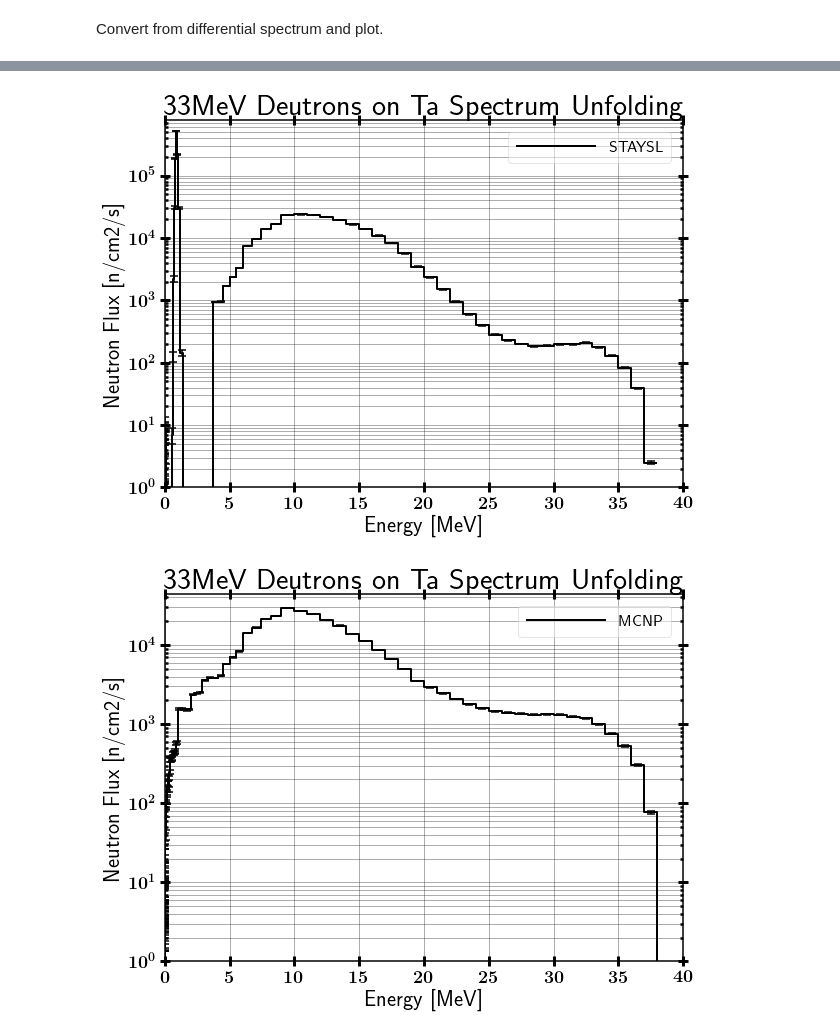
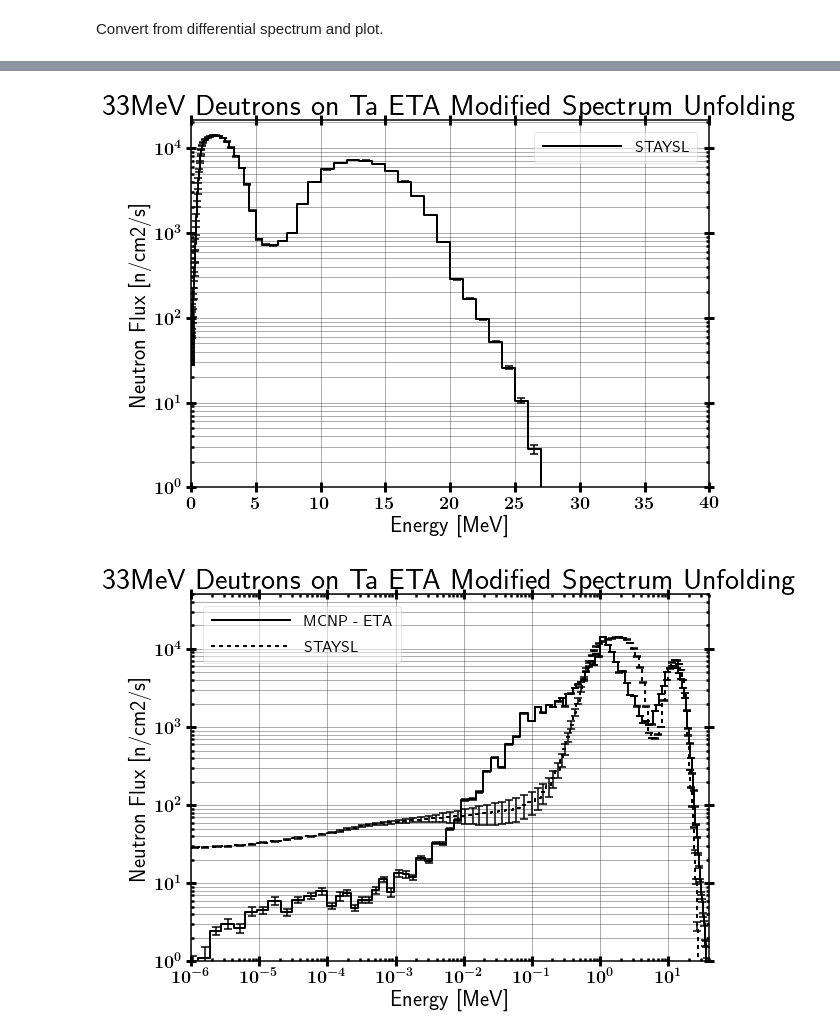
Before and after one commit to 2lambda123/88_Data, a Jupyter notebook: Experiments/Activation/33MeVTa_25Apr/Unfold/ETA/STAYSL_ETA_Input-&-Analysis.ipynb, the cells around one changed output, grey strips where cells are left out. Saved outputs shown, nothing was run; the diff lists cells and outputs as text; code cells hidden in the pictures.

```diff
--- a/Experiments/Activation/33MeVTa_25Apr/Unfold/ETA/STAYSL_ETA_Input-&-Analysis.ipynb
+++ b/Experiments/Activation/33MeVTa_25Apr/Unfold/ETA/STAYSL_ETA_Input-&-Analysis.ipynb
@@ -132,7 +132,7 @@ from DataAnalysis.Histograms import Histogram
 import matplotlib
 %matplotlib inline
 
-outpath = 'C:/Users/James/Dropbox/UCB/Research/ETAs/88Inch/Data/Experiments/Activation/33MeVTa_25Apr/Unfold/CleanBeam/'
+outpath = 'C:/Users/James/Dropbox/UCB/Research/ETAs/88Inch/Data/Experiments/Activation/33MeVTa_25Apr/Unfold/ETA/'
 
 adjDiffHisto = Histogram()
 adjDiffHisto.build_histo(df['lowE'].tolist(), df['adjFlux'].tolist(), uncert=df['adjStd'].tolist(),
@@ -193,14 +254,14 @@ ratioHisto.plot(xMin=1E-6, xMax=40, logX=False, logY=False, includeMarkers=False
 # %%
 from Unfolding.STAYSL import IterativeSTAYSL
 
-stayslPath = 'C:/Users/James/Dropbox/UCB/Research/ETAs/88Inch/Data/Experiments/Activation/33MeVTa_25Apr/Unfold/CleanBeam/STAYSL_PNNL/Iteration1/'
+stayslPath = 'C:/Users/James/Dropbox/UCB/Research/ETAs/88Inch/Data/Experiments/Activation/33MeVTa_25Apr/Unfold/ETA/STAYSL_PNNL/Iteration1/'
 
 # Build Data Structure Lists
 iterSoln = []
 iterAdjHisto = []
 iterRatioHisto = []
 
-iterSoln.append(IterativeSTAYSL(stayslPath, updateStd=False, chiConv=0.01))
+iterSoln.append(IterativeSTAYSL(stayslPath, updateStd=True, chiConv=0.01))
 print iterSoln[-1]
 
 iterSoln[-1].run()
@@ -228,0 +345,11 @@ Std Norm = 7.84447581104, 7.91813238965
+# %%
+stayslPath = 'C:/Users/James/Dropbox/UCB/Research/ETAs/88Inch/Data/Experiments/Activation/33MeVTa_25Apr/Unfold/ETA/STAYSL_PNNL/Iteration2/'
+
+iterSoln.append(IterativeSTAYSL(stayslPath, updateStd=True, chiConv=0.01))
+print iterSoln[-1]
+
+iterSoln[-1].run()
+
+# Add to plot lists
+iterAdjHisto.append(Histogram())
+iterRatioHisto.append(Histogram())
@@ -229,23 +374,29 @@ Std Norm = 7.84447581104, 7.91813238965
 # %%
-iter = 0
+iter = 1
 
 iterAdjHisto[iter].build_histo(iterSoln[iter]._df['lowE'].tolist(),iterSoln[iter]._df['adjFlux'].tolist(),
                              uncert=(iterSoln[iter]._df['adjStd']*iterSoln[iter]._df['adjFlux']).tolist(),
                              edgeLoc='low', name='STAYSL')
 
 iterAdjHisto[iter].plot(xMin=1E-6, xMax=40, yMin=1, logX=False, logY=True, includeMarkers=False,
-              title='33MeV Deutrons on Ta Spectrum Unfolding',
+              title='33MeV Deutrons on Ta ETA Modified Spectrum Unfolding',
               xLabel='Energy [MeV]', yLabel='Neutron Flux [n/cm2/s]',
               savePath=outpath+'33MeVTa_Staysl-Unfold_Itr{:1d}'.format(iter))
 
-mcnpHisto.plot(xMin=1E-6, xMax=40, yMin=1, logX=False, logY=True, includeMarkers=False,
-              title='33MeV Deutrons on Ta Spectrum Unfolding',
+mcnpHisto.plot(iterAdjHisto[iter], xMin=1E-6, xMax=40, yMin=1, yMax=5E4, logX=True, logY=True, includeMarkers=False,
+              title='33MeV Deutrons on Ta ETA Modified Spectrum Unfolding',
+              xLabel='Energy [MeV]', yLabel='Neutron Flux [n/cm2/s]', legendLoc=2)
+mcnpHisto.plot(iterAdjHisto[iter], xMin=1E-6, xMax=40, yMin=1, yMax=5E4, logX=False, logY=True, includeMarkers=False,
+              title='33MeV Deutrons on Ta ETA Modified Spectrum Unfolding',
+              xLabel='Energy [MeV]', yLabel='Neutron Flux [n/cm2/s]')
+mcnpHisto.plot(iterAdjHisto[iter], xMin=1E-6, xMax=40, yMin=1, yMax=4E4, logX=False, logY=False, includeMarkers=False,
+              title='33MeV Deutrons on Ta ETA Modified Spectrum Unfolding',
               xLabel='Energy [MeV]', yLabel='Neutron Flux [n/cm2/s]')
 
 iterRatioHisto[iter].build_histo(iterSoln[iter]._df['lowE'].tolist(), iterSoln[iter]._df['fluxRatio'].tolist(), edgeLoc='low')
 iterRatioHisto[iter].plot(xMin=1E-6, xMax=40, logX=False, logY=False, includeMarkers=False,
               title='Ratio between STAYSL and MCNP', xLabel='Energy [MeV]', yLabel='Ratio',
               savePath=outpath+'33MeVTa_Staysl-MCNP-Ratio_Itr{:1d}'.format(iter))
 # %% [output]
-[figure, old version]
+[figure, new version]
-[figure, old version]
+[figure, new version]
```
Also changed, not shown: parts of 34 cells of this notebook, 47 other files.
